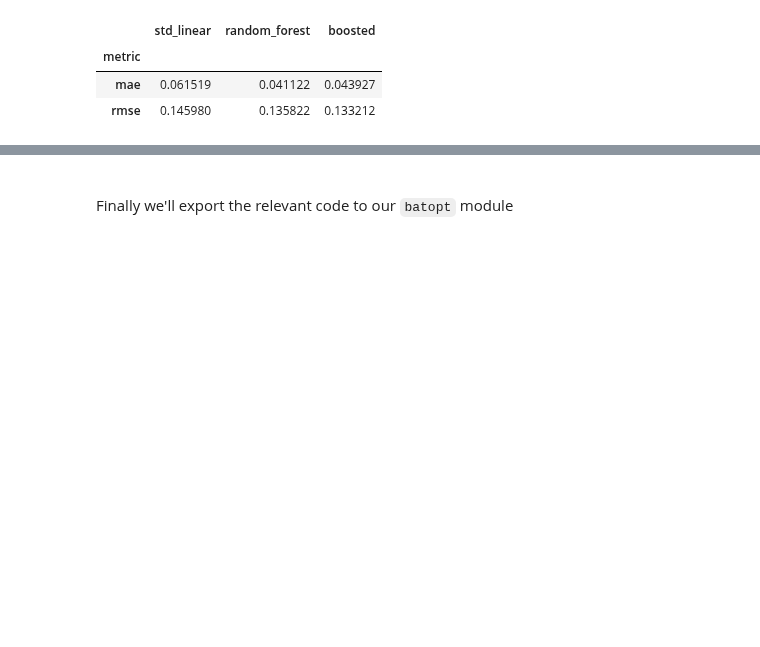
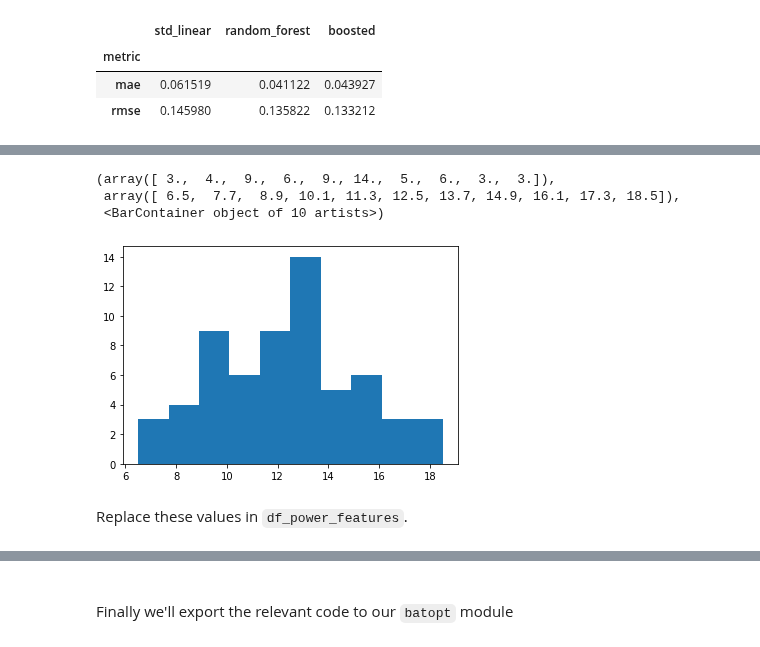
Before and after one commit to AyrtonB/WPD-DS-Challenge, a Jupyter notebook: nbs/01-data-cleaning.ipynb, the cells around one changed output, grey strips where cells are left out. Cells and saved outputs as stored; diff of their text form; code cells hidden in the pictures; blank space fills up the shorter version.

```diff
--- a/nbs/01-data-cleaning.ipynb
+++ b/nbs/01-data-cleaning.ipynb
@@ -656,0 +678,17 @@ Text(0, 0.5, 'Prediction')
+# %%
+def identify_anomalies_pv(df_pred, tolerance=0.2):
+    foo = df_pred.copy()
+    foo['difference'] = foo.pred - foo.true
+    foo = foo[(foo.difference > tolerance) & (foo.true == 0)]
+    return foo.index
+
+anomalous_dates = dates[identify_anomalies_pv(df_pred)]
+anomalous_df = df_power_features[df_power_features.index.isin(anomalous_dates)]
+plt.hist(anomalous_df.hour) # Check this histogram to eyeball if any unreasonable anomalous values are caught by the tolerance (e.g. late at night)
+# %% [output]
+(array([ 3.,  4.,  9.,  6.,  9., 14.,  5.,  6.,  3.,  3.]),
+ array([ 6.5,  7.7,  8.9, 10.1, 11.3, 12.5, 13.7, 14.9, 16.1, 17.3, 18.5]),
+ <BarContainer object of 10 artists>)
+[figure, added]
+# %% [markdown]
+Replace these values in `df_power_features`.
```
Also changed, not shown: parts of 22 cells of this notebook.
